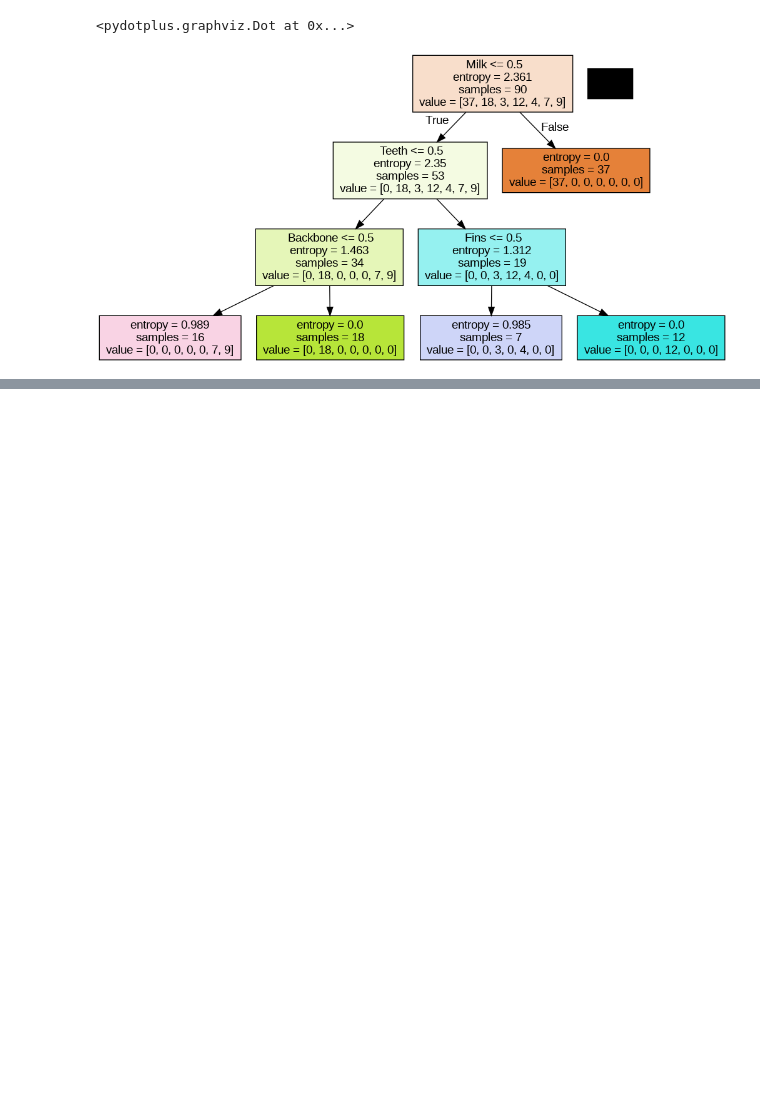
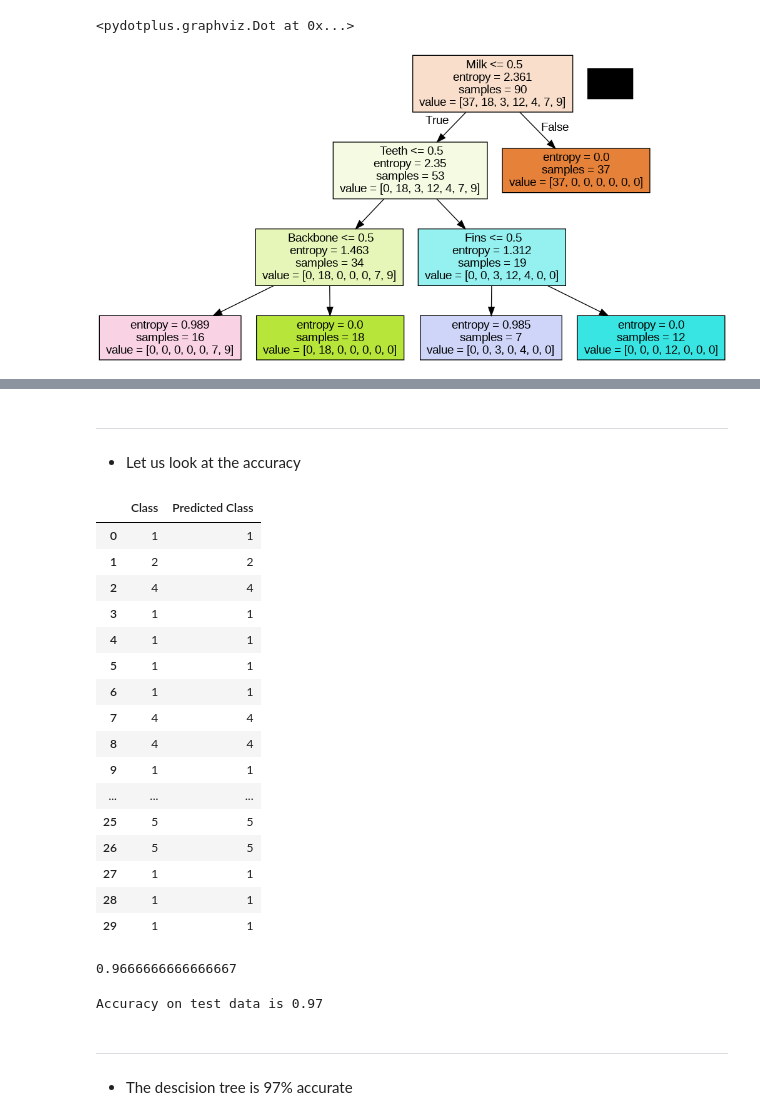
Before and after one commit to OnsongoMabeya/Descision_trees_Animals_Dataset, a Jupyter notebook: Week_8,_9_&_10_Decision_tree_Animals_dataset.ipynb, the cells around one changed output, grey strips where cells are left out. Drawn from its saved outputs; the diff is of its cells as text; code cells hidden in the pictures; blank space fills up the shorter version.

Commit message:
Final Edit Descision Tree - Animals Dataset

```diff
--- a/Week_8,_9_&_10_Decision_tree_Animals_dataset.ipynb
+++ b/Week_8,_9_&_10_Decision_tree_Animals_dataset.ipynb
@@ -140,0 +276,2 @@ Image(graph.create_png())
+# %%
+predY = clf.predict(testX)
@@ -140,0 +303,25 @@ Image(graph.create_png())
+# %% [markdown]
+---
+- Let us look at the accuracy
+# %%
+predictions = pd.concat([testData['Class'], pd.Series(predY, name='Predicted Class')], axis=1)
+# %%
+predictions
+# %% [output]
+|  | Class | Predicted Class |
+| 0 | 1 | 1 |
+| 1 | 2 | 2 |
+| 2 | 4 | 4 |
+| 3 | 1 | 1 |
+| 4 | 1 | 1 |
+| 5 | 1 | 1 |
+| 6 | 1 | 1 |
+| 7 | 4 | 4 |
+| 8 | 4 | 4 |
+| 9 | 1 | 1 |
+| ... | ... | ... |
+| 25 | 5 | 5 |
+| 26 | 5 | 5 |
+| 27 | 1 | 1 |
+| 28 | 1 | 1 |
+| 29 | 1 | 1 |
@@ -140,0 +330,11 @@ Image(graph.create_png())
+# %%
+accuracy_score(testY, predY) #***** (check why)#
+# %% [output]
+0.9666666666666667
+# %%
+print( 'Accuracy on test data is %.2f' % (accuracy_score(testY, predY)))
+# %% [output]
+Accuracy on test data is 0.97
+# %% [markdown]
+---
+- The descision tree is 97% accurate
```
Also changed, not shown: parts of 15 cells of this notebook.
